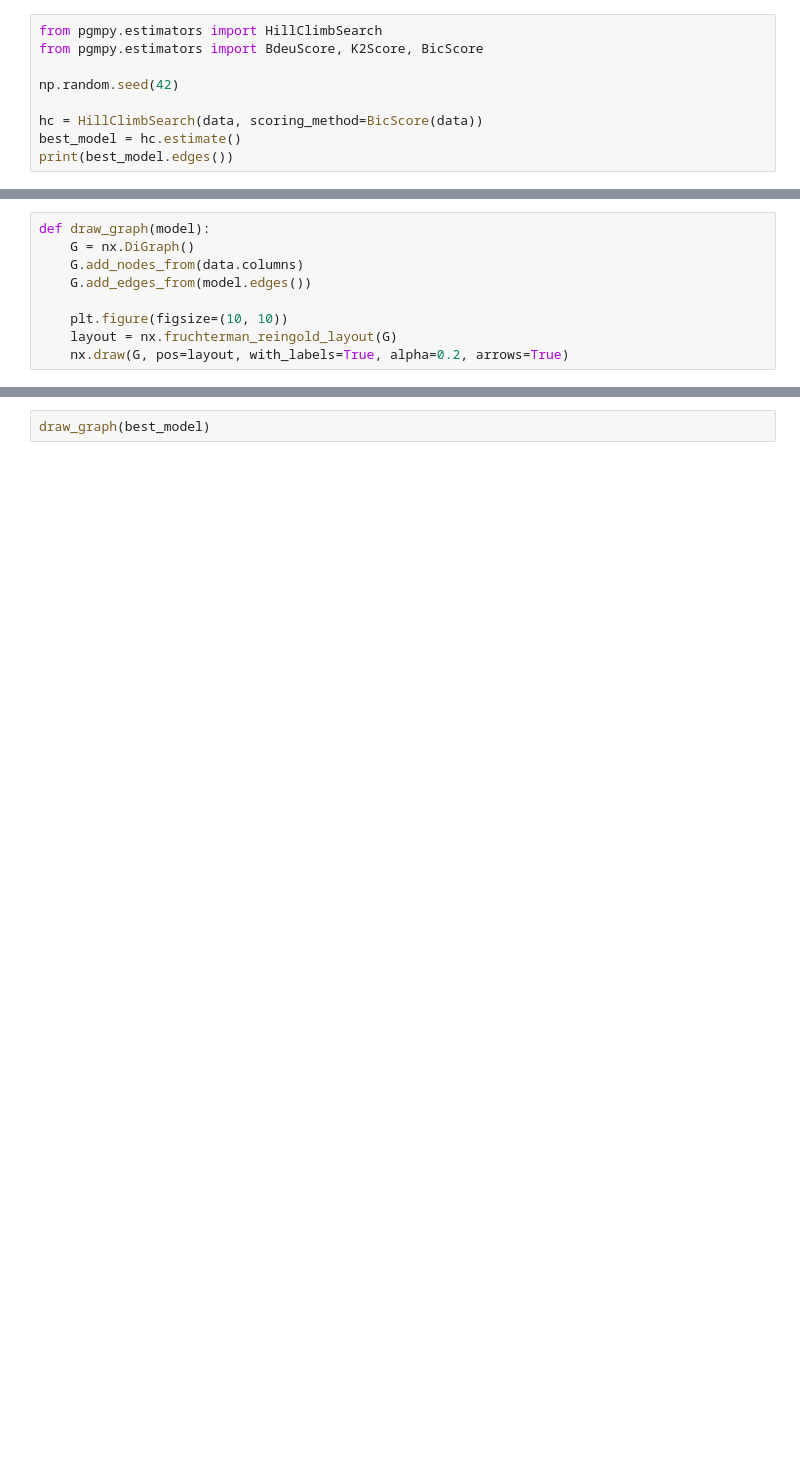
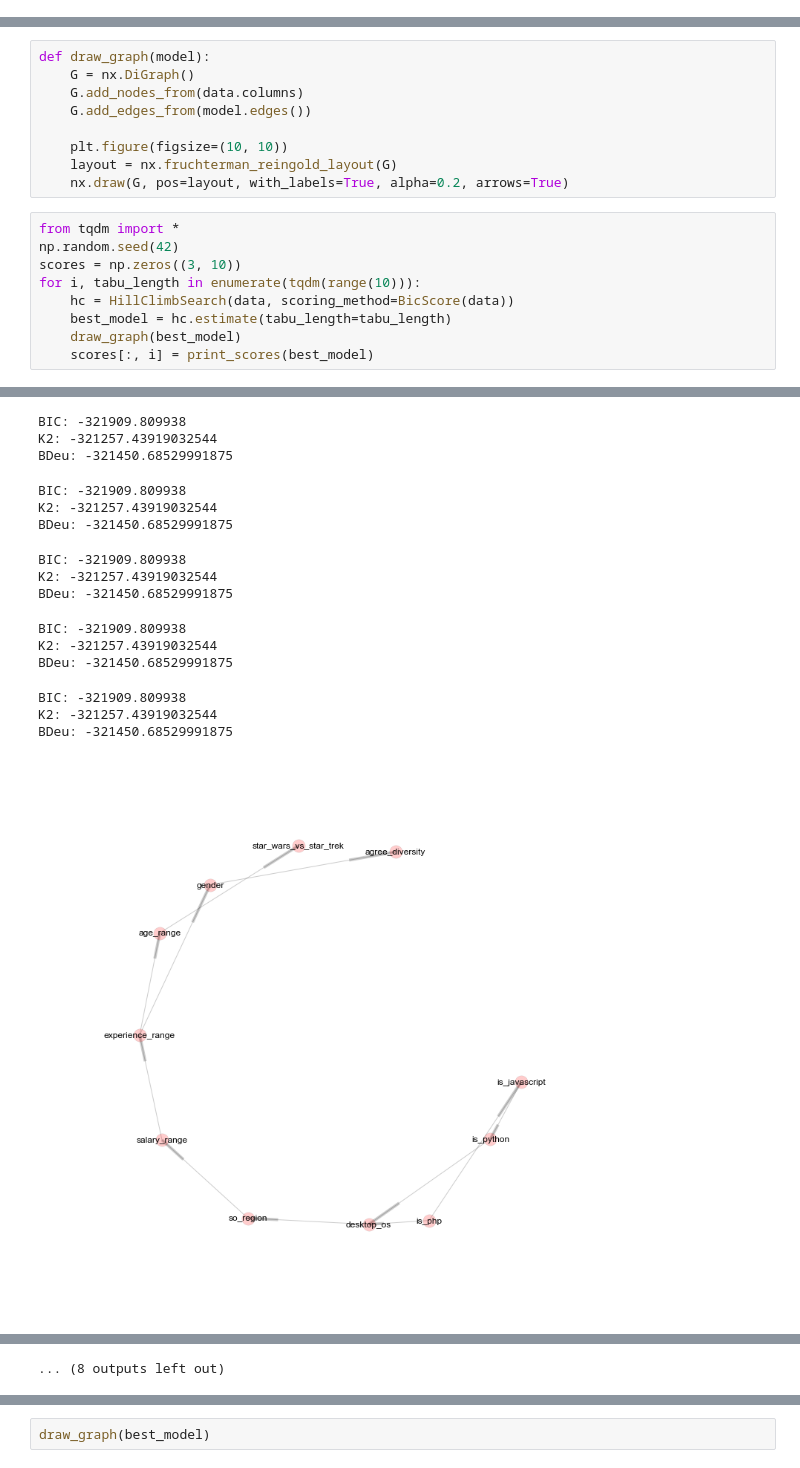
Before and after one commit to gzuidhof/bayesian-networks, a Jupyter notebook: notebooks/Assignment2.ipynb, the cells around one changed output, grey strips where cells are left out. Saved outputs shown, nothing was run; the diff lists cells and outputs as text; blank space fills up the shorter version.

```diff
--- a/notebooks/Assignment2.ipynb
+++ b/notebooks/Assignment2.ipynb
@@ -40,12 +41,3 @@ data.head()
 | 6 | Prefer not to disclose | NaN | 11+ years | More than $100,000 | Other | Central Asia | NaN | ... |
 | 7 | 25-29 | NaN | 1 - 2 years | Less than $10,000 | Male | Central Asia | Disagree completely | ... |
 | 9 | 20-24 | NaN | 1 - 2 years | Less than $10,000 | Male | Eastern Europe | Agree somewhat | ... |
-# %%
-from pgmpy.estimators import HillClimbSearch
-from pgmpy.estimators import BdeuScore, K2Score, BicScore
-
-np.random.seed(42)
-
-hc = HillClimbSearch(data, scoring_method=BicScore(data))
-best_model = hc.estimate()
-print(best_model.edges())
@@ -60,3 +86,13 @@ def draw_graph(model):
     plt.figure(figsize=(10, 10))
     layout = nx.fruchterman_reingold_layout(G)
     nx.draw(G, pos=layout, with_labels=True, alpha=0.2, arrows=True)
+# %%
+from tqdm import *
+np.random.seed(42)
+scores = np.zeros((3, 10))
+for i, tabu_length in enumerate(tqdm(range(10))):
+    hc = HillClimbSearch(data, scoring_method=BicScore(data))
+    best_model = hc.estimate(tabu_length=tabu_length)
+    draw_graph(best_model)
+    scores[:, i] = print_scores(best_model)
+# %% [output]
@@ -62,0 +114,16 @@ def draw_graph(model):
+BIC: -321909.809938
+K2: -321257.43919032544
+BDeu: -321450.68529991875
+BIC: -321909.809938
+K2: -321257.43919032544
+BDeu: -321450.68529991875
+BIC: -321909.809938
+K2: -321257.43919032544
+BDeu: -321450.68529991875
+BIC: -321909.809938
+K2: -321257.43919032544
+BDeu: -321450.68529991875
+BIC: -321909.809938
+K2: -321257.43919032544
+BDeu: -321450.68529991875
+[figure, added]
@@ -62,0 +131 @@ def draw_graph(model):
+... (8 outputs left out)
```
Also changed, not shown: parts of 10 cells of this notebook, 1 other file.
